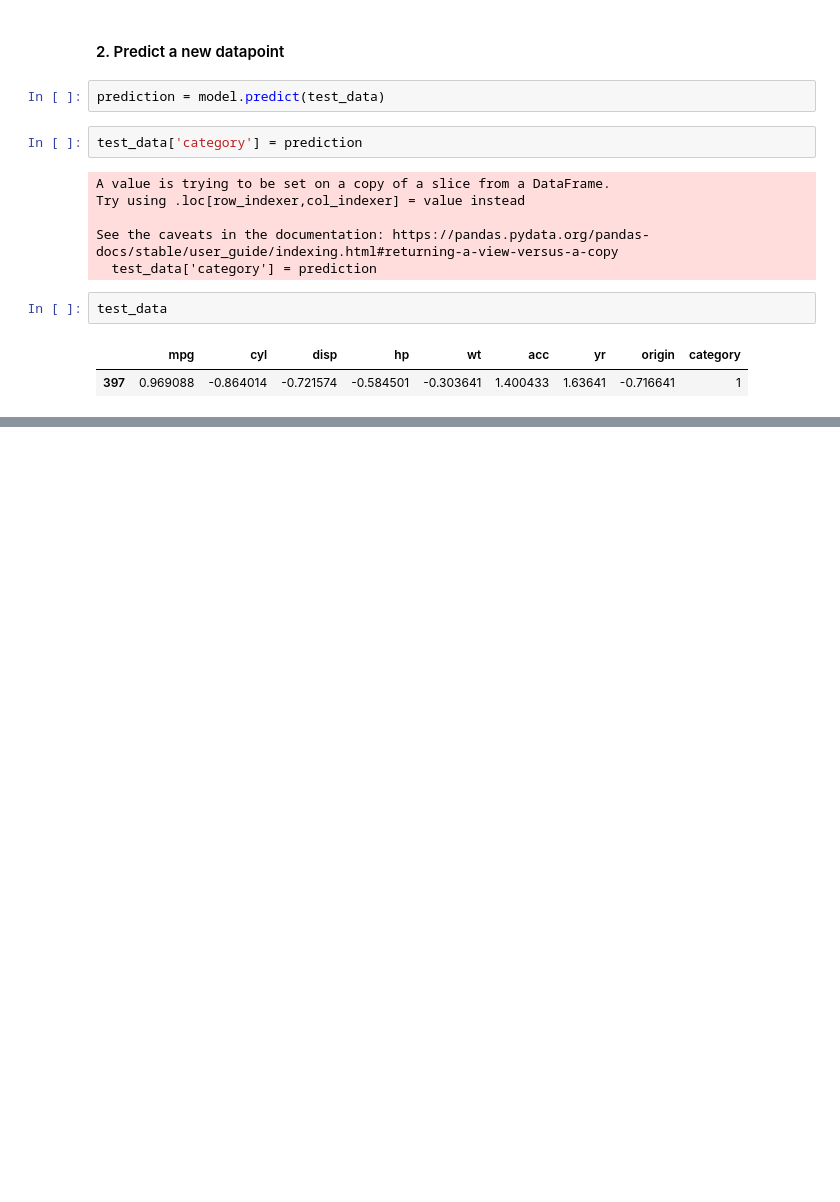
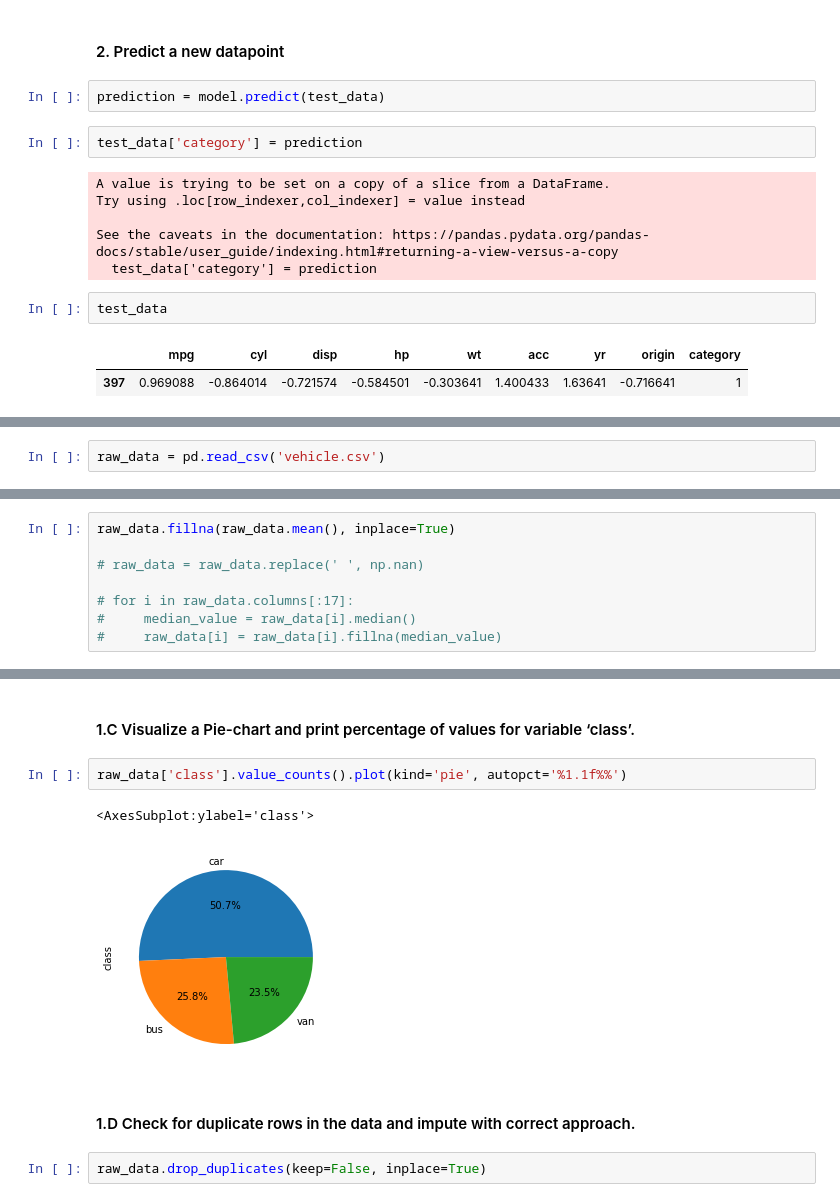
Before and after one commit to MohitBansal9013/AIML-Unsepervised-Learnings, a Jupyter notebook: Mohit Bansal Unsupervised Learning Project .ipynb, the cells around one changed output, grey strips where cells are left out. Cells and saved outputs as stored; diff of their text form; blank space fills up the shorter version.

```diff
--- a/Mohit Bansal Unsupervised Learning Project .ipynb
+++ b/Mohit Bansal Unsupervised Learning Project .ipynb
@@ -397,0 +412,2 @@ test_data
+# %%
+raw_data = pd.read_csv('vehicle.csv')
@@ -397,0 +443,8 @@ test_data
+# %%
+raw_data.fillna(raw_data.mean(), inplace=True)
+
+# raw_data = raw_data.replace(' ', np.nan)
+
+# for i in raw_data.columns[:17]:
+#     median_value = raw_data[i].median()
+#     raw_data[i] = raw_data[i].fillna(median_value)
@@ -397,0 +474,11 @@ test_data
+# %% [markdown]
+#### 1.C Visualize a Pie-chart and print percentage of values for variable ‘class’.
+# %%
+raw_data['class'].value_counts().plot(kind='pie', autopct='%1.1f%%')
+# %% [output]
+<AxesSubplot:ylabel='class'>
+[figure, added]
+# %% [markdown]
+#### 1.D Check for duplicate rows in the data and impute with correct approach.
+# %%
+raw_data.drop_duplicates(keep=False, inplace=True)
```
Also changed, not shown: parts of 57 cells of this notebook, 2 other files.
